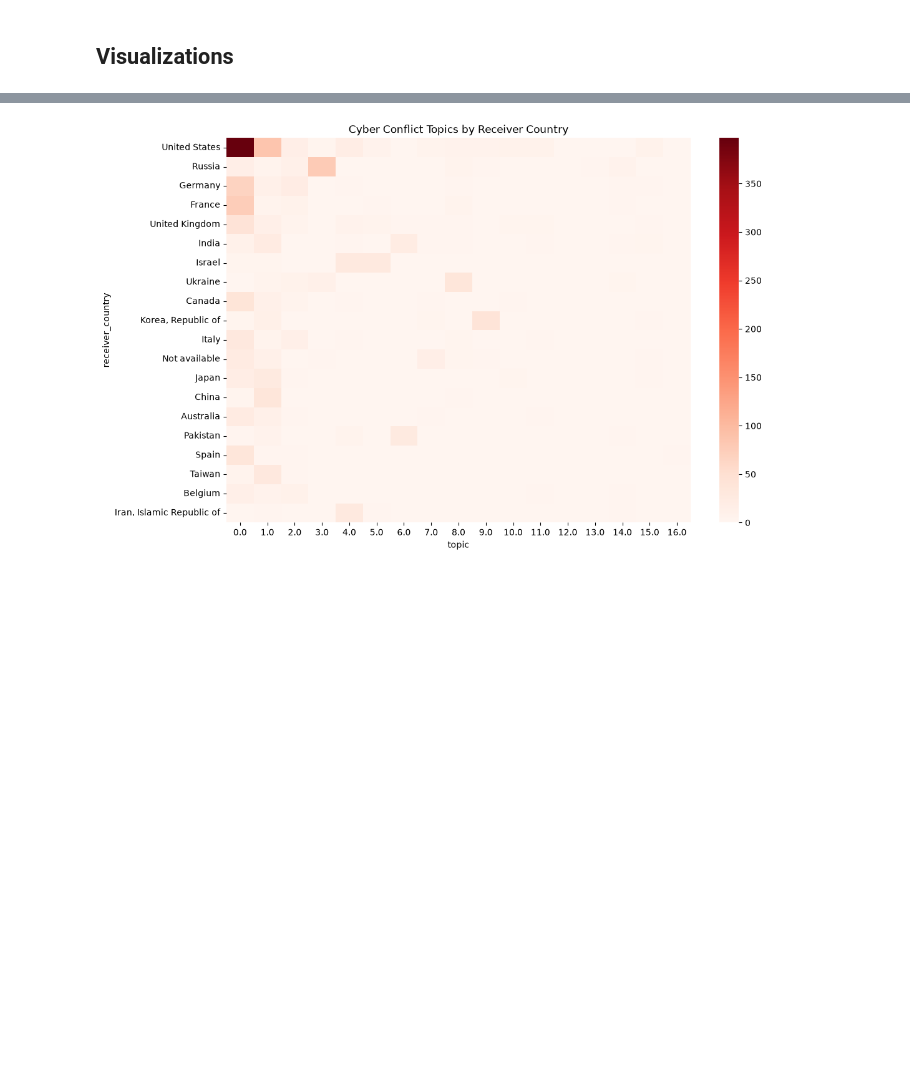
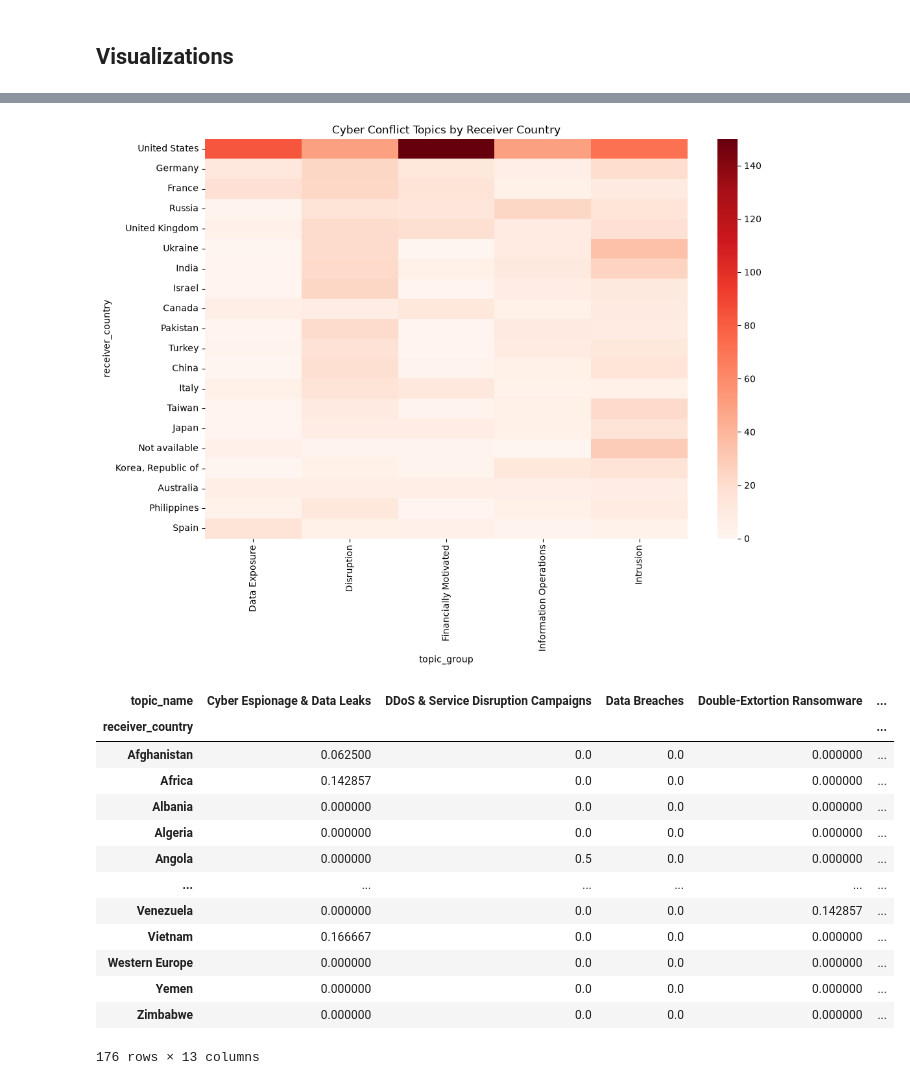
Before and after one commit to heairi/Cyber-Attack-Severity-Prediction-with-NLP, a Jupyter notebook: eurepoc_cyber_security_incidents_world_dataset.ipynb, the cells around one changed output, grey strips where cells are left out. Cells and saved outputs as stored; diff of their text form; code cells hidden in the pictures; blank space fills up the shorter version.

```diff
--- a/eurepoc_cyber_security_incidents_world_dataset.ipynb
+++ b/eurepoc_cyber_security_incidents_world_dataset.ipynb
@@ -547,7 +615,7 @@ plt.show()
 # Which countries are disproportinately affected by certain types of cyber attacks?
 country_topic = pd.crosstab(
     dyadic_data["receiver_country"],
-    dyadic_data["topic"]
+    dyadic_data["topic_group"]
 )
 
 top_countries = (
@@ -566,7 +634,7 @@ sns.heatmap(
 plt.title("Cyber Conflict Topics by Receiver Country")
 plt.show()
 # %% [output]
-[figure, old version]
+[figure, new version]
 # %%
 # Filters for sankey visual
 top_initiators = (
@@ -680,0 +761,21 @@ fig.show()
+# %%
+pd.crosstab(
+    dyadic_data["receiver_country"],
+    dyadic_data["topic_name"],
+    normalize="index"
+)
+# %% [output]
+| topic_name | Cyber Espionage & Data Leaks | DDoS & Service Disruption Campaigns | Data Breaches | Double-Extortion Ransomware | ... |
+| receiver_country |  |  |  |  | ... |
+| Afghanistan | 0.062500 | 0.0 | 0.0 | 0.000000 | ... |
+| Africa | 0.142857 | 0.0 | 0.0 | 0.000000 | ... |
+| Albania | 0.000000 | 0.0 | 0.0 | 0.000000 | ... |
+| Algeria | 0.000000 | 0.0 | 0.0 | 0.000000 | ... |
+| Angola | 0.000000 | 0.5 | 0.0 | 0.000000 | ... |
+| ... | ... | ... | ... | ... | ... |
+| Venezuela | 0.000000 | 0.0 | 0.0 | 0.142857 | ... |
+| Vietnam | 0.166667 | 0.0 | 0.0 | 0.000000 | ... |
+| Western Europe | 0.000000 | 0.0 | 0.0 | 0.000000 | ... |
+| Yemen | 0.000000 | 0.0 | 0.0 | 0.000000 | ... |
+| Zimbabwe | 0.000000 | 0.0 | 0.0 | 0.000000 | ... |
+176 rows × 13 columns
```
Also changed, not shown: parts of 26 cells of this notebook, 3 other files.
